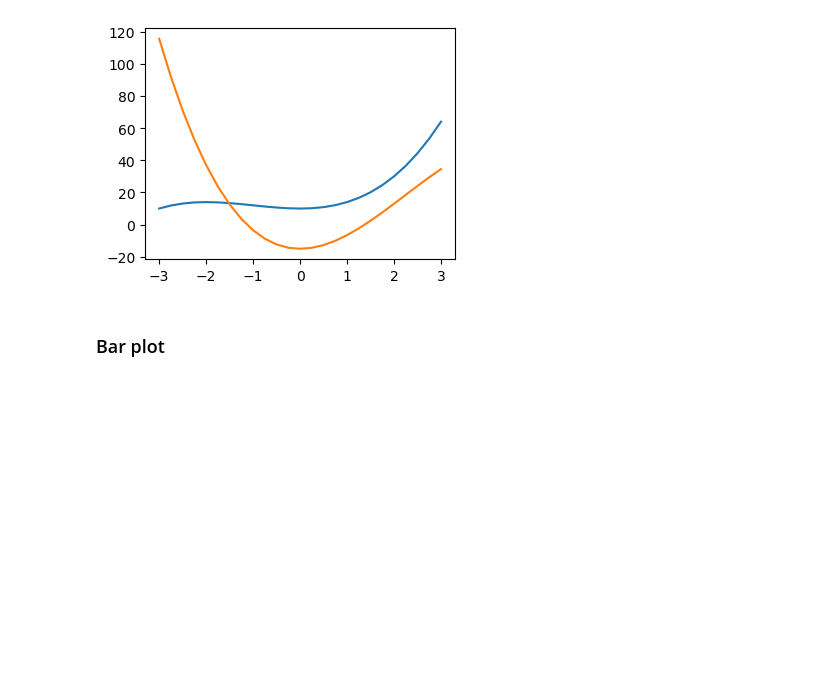
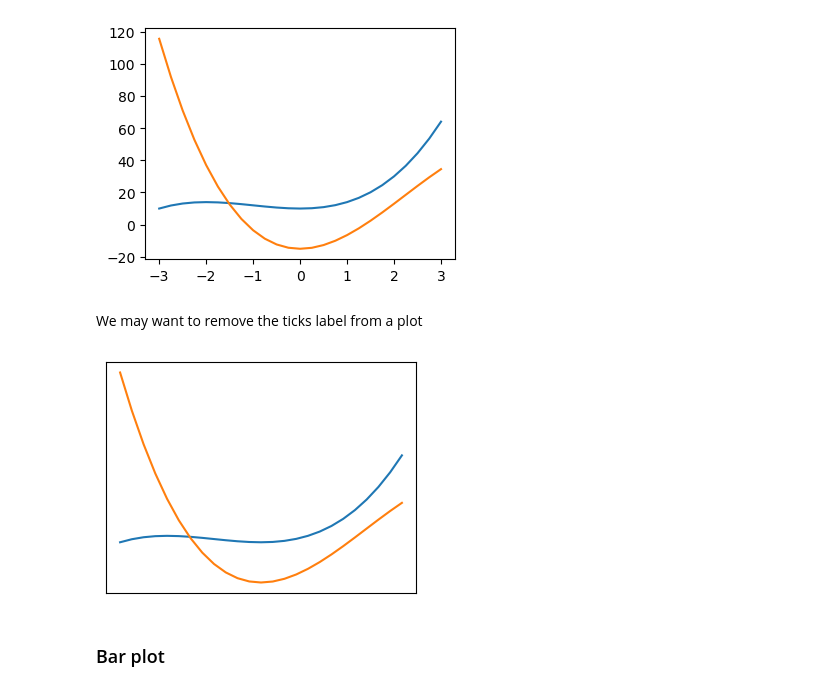
Before and after one commit to luigiselmi/numethods, a Jupyter notebook: plotting_and_visualization.ipynb, the cells around one changed output. Cells and saved outputs as stored; diff of their text form; code cells hidden in the pictures; blank space fills up the shorter version.

```diff
--- a/plotting_and_visualization.ipynb
+++ b/plotting_and_visualization.ipynb
@@ -82,6 +79,24 @@ ax.plot(x, y2)
 # %% [output]
 [<matplotlib.lines.Line2D at 0x...>]
 [figure]
+# %% [markdown]
+We may want to remove the ticks label from a plot
+# %%
+fignum = 0
+def hide_labels(fig, ax):
+    global fignum
+    ax.set_xticks([])
+    ax.set_yticks([])
+    ax.xaxis.set_ticks_position('none')
+    ax.yaxis.set_ticks_position('none')
+    ax.axis('tight')
+# %%
+fig, ax = plt.subplots(figsize=(4, 3))
+ax.plot(x, y1)
+ax.plot(x, y2)
+hide_labels(fig, ax)
+# %% [output]
+[figure, added]
 # %% [markdown]
 ### Bar plot
 # %%
```
Also changed, not shown: parts of 11 cells of this notebook.
